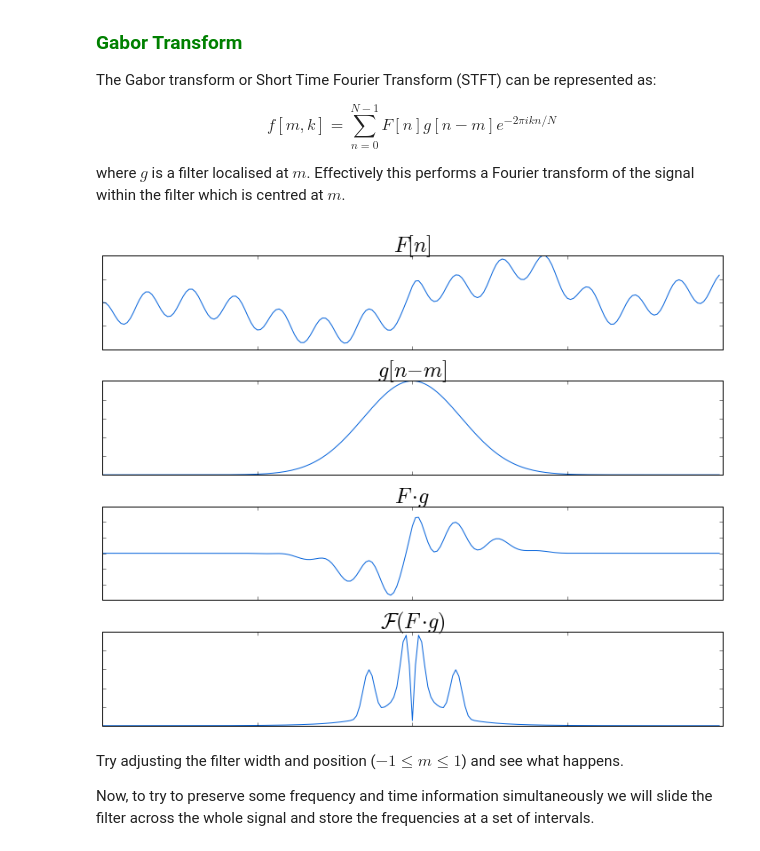
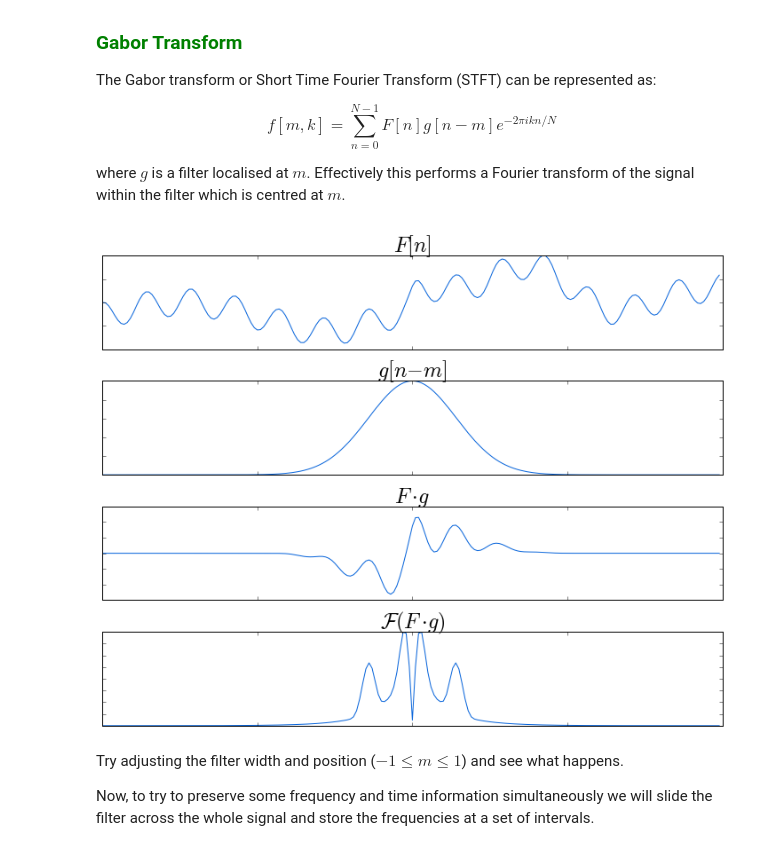
Before and after one commit to sfarrens/ada8, a Jupyter notebook: wavelets.ipynb, the cells around one changed output. Drawn from its saved outputs; the diff is of its cells as text; code cells hidden in the pictures.

```diff
--- a/wavelets.ipynb
+++ b/wavelets.ipynb
@@ -169,35 +169,35 @@ def get_filter(m, w):
     return np.exp(-w * (n - m) ** 2)
 
 # Set filter width.
-width = 20
+width = 25
 
 # Set filter position.
 pos = 0.0
 
 # Get localised filter.
 g = get_filter(pos, width)
 
 # Filter the signal.
 Fg = Fn * g
 
 # Get frequencies of filtered signal.
 Fg_fft = np.abs(np.fft.fftshift(fft(Fg)))
 
 # Display.
 fig, ax = plt.subplots(4, 1)
 ax[0].plot(n, Fn, '-', color='#0764DB')
 ax[0].set_title('$F[n]$', fontsize=24)
 ax[1].plot(n, g, '-', color='#0764DB')
 ax[1].set_title('$g[n-m]$', fontsize=24)
 ax[2].plot(n, Fg, '-', color='#0764DB')
 ax[2].set_title('$F \cdot g$', fontsize=24)
 ax[3].plot(n, Fg_fft, '-', color='#0764DB')
 ax[3].set_title('$\mathcal{F}(F \cdot g)$', fontsize=24)
 [hide_axes(i) for i in ax]
 plt.tight_layout()
 plt.show()
 # %% [output]
-[figure, old version]
+[figure, new version]
 # %% [markdown]
 Try adjusting the filter width and position ($-1\leq m\leq 1$) and see what happens.
 
```
Also changed, not shown: parts of 8 cells of this notebook.
